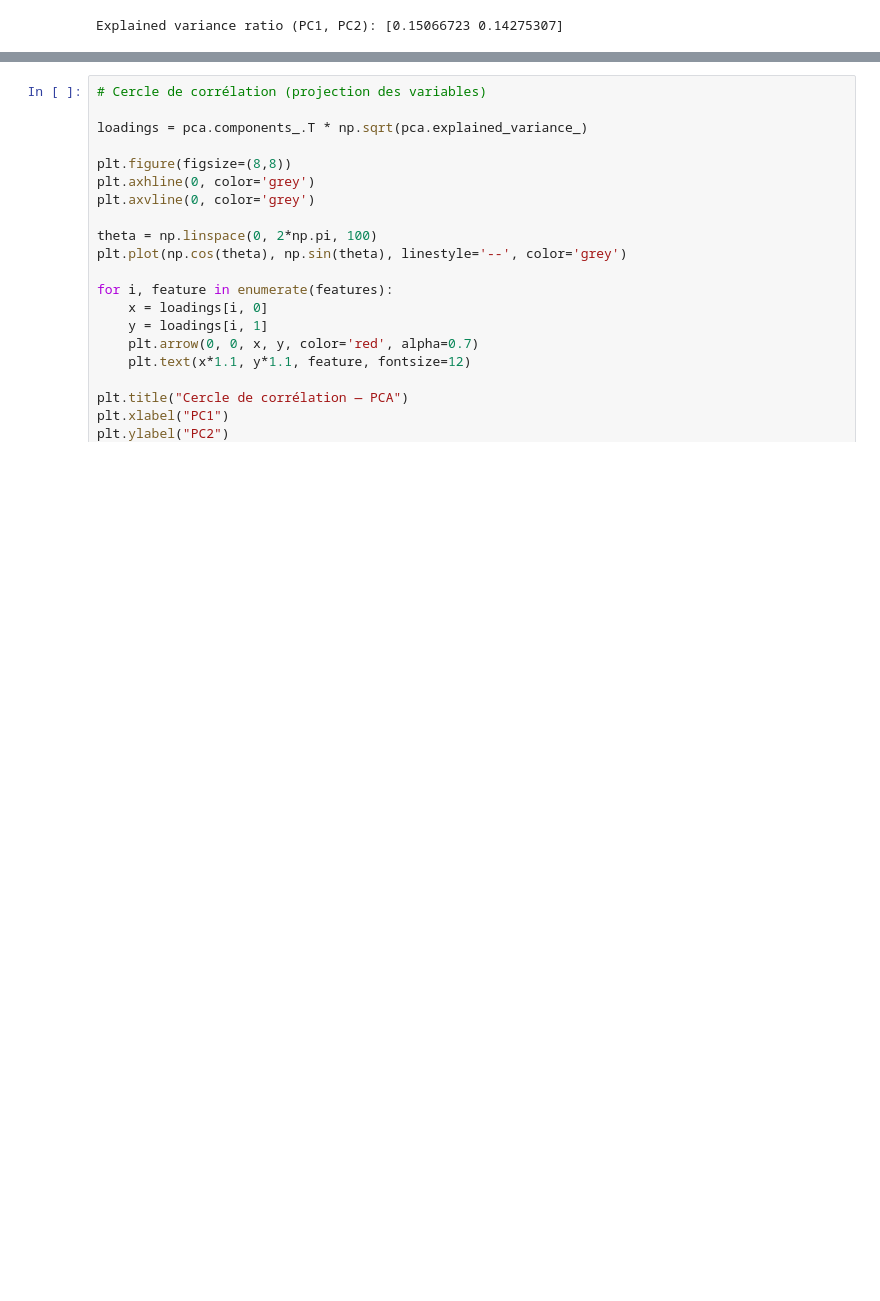
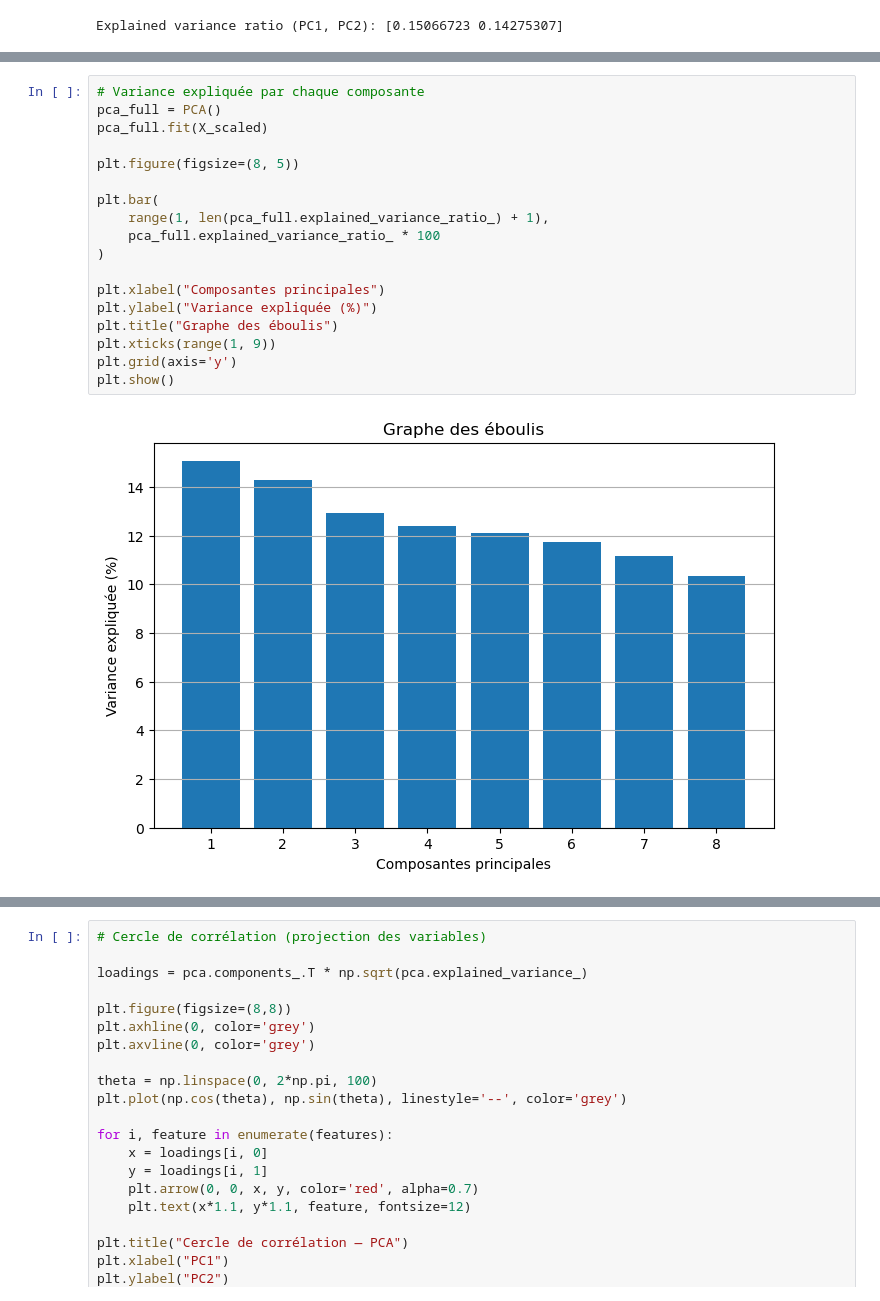
Before and after one commit to Laura-Costa-38/Diabetes-PCA, a Jupyter notebook: notebook/Diabetes_PCA.ipynb, the cells around one changed output, grey strips where cells are left out. Saved outputs shown, nothing was run; the diff lists cells and outputs as text; blank space fills up the shorter version.

```diff
--- a/notebook/Diabetes_PCA.ipynb
+++ b/notebook/Diabetes_PCA.ipynb
@@ -116,0 +151,20 @@ print(abs(pca.components_ ))
+# %%
+# Variance expliquée par chaque composante
+pca_full = PCA()
+pca_full.fit(X_scaled)
+
+plt.figure(figsize=(8, 5))
+
+plt.bar(
+    range(1, len(pca_full.explained_variance_ratio_) + 1),
+    pca_full.explained_variance_ratio_ * 100
+)
+
+plt.xlabel("Composantes principales")
+plt.ylabel("Variance expliquée (%)")
+plt.title("Graphe des éboulis")
+plt.xticks(range(1, 9))
+plt.grid(axis='y')
+plt.show()
+# %% [output]
+[figure, added]
```
Also changed, not shown: parts of 4 cells of this notebook.
